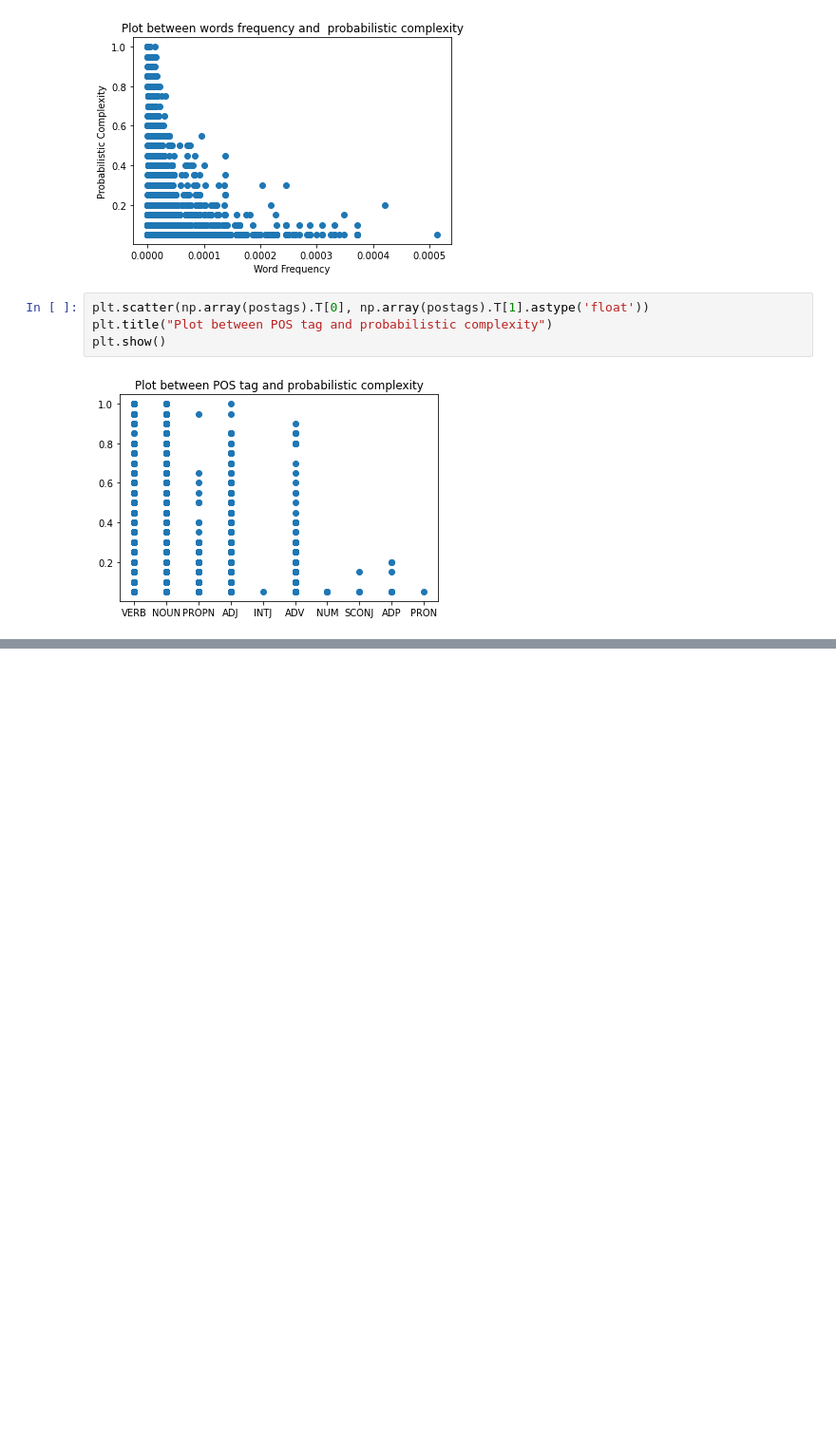
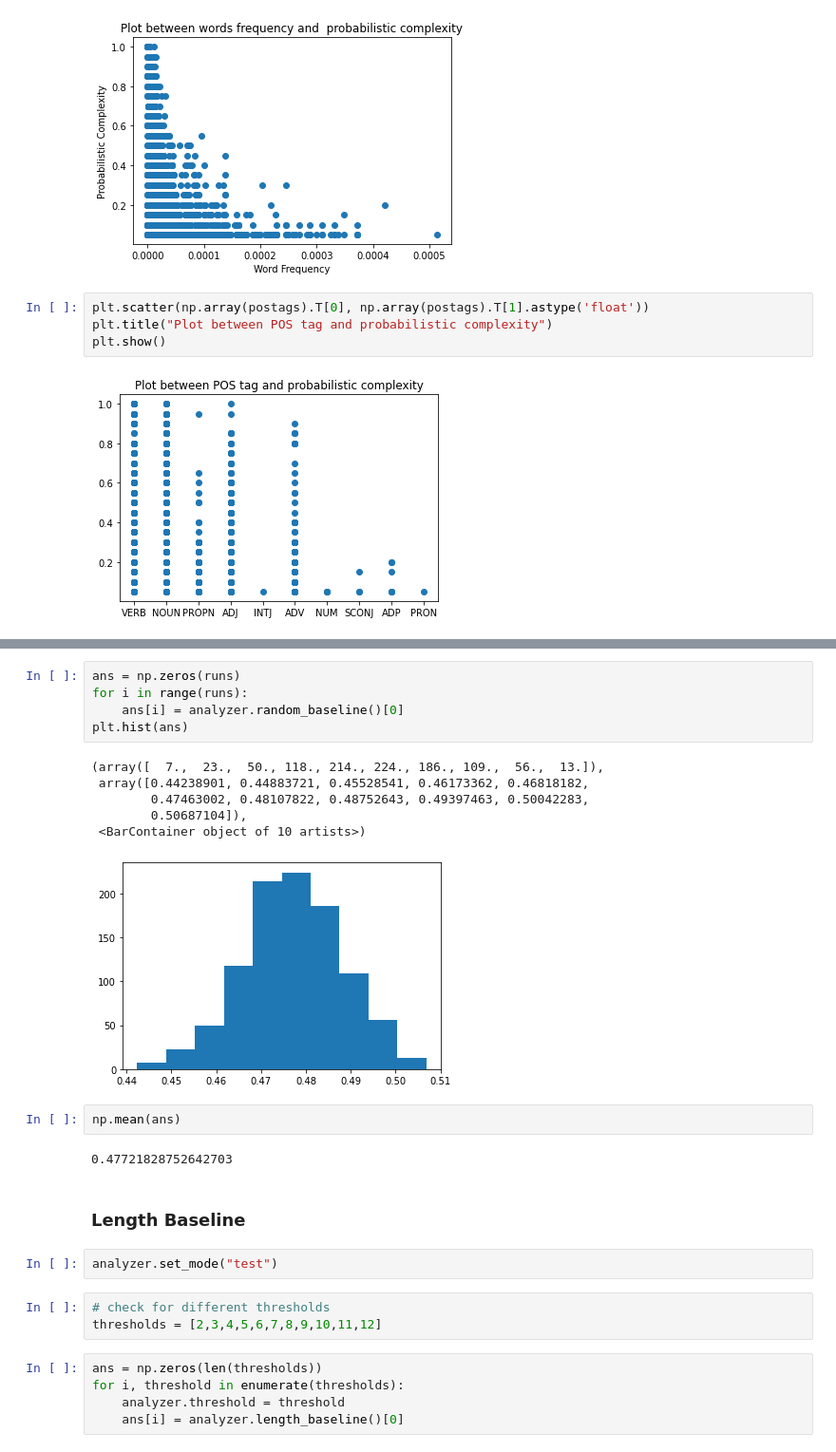
Before and after one commit to Caesar-blip/NLP, a Jupyter notebook: Ass1_PartB.ipynb, the cells around one changed output, grey strips where cells are left out. Shown: that part at 95% size. Drawn from its saved outputs; the diff is of its cells as text; blank space fills up the shorter version.

```diff
--- a/Ass1_PartB.ipynb
+++ b/Ass1_PartB.ipynb
@@ -97,0 +175,28 @@ plt.show()
+# %%
+ans = np.zeros(runs)
+for i in range(runs):
+    ans[i] = analyzer.random_baseline()[0]
+plt.hist(ans)
+# %% [output]
+(array([  7.,  23.,  50., 118., 214., 224., 186., 109.,  56.,  13.]),
+ array([0.44238901, 0.44883721, 0.45528541, 0.46173362, 0.46818182,
+        0.47463002, 0.48107822, 0.48752643, 0.49397463, 0.50042283,
+        0.50687104]),
+ <BarContainer object of 10 artists>)
+[figure, added]
+# %%
+np.mean(ans)
+# %% [output]
+0.47721828752642703
+# %% [markdown]
+### Length Baseline
+# %%
+analyzer.set_mode("test")
+# %%
+# check for different thresholds
+thresholds = [2,3,4,5,6,7,8,9,10,11,12]
+# %%
+ans = np.zeros(len(thresholds))
+for i, threshold in enumerate(thresholds):
+    analyzer.threshold = threshold
+    ans[i] = analyzer.length_baseline()[0]
```
Also changed, not shown: parts of 32 cells of this notebook, 6 other files.
